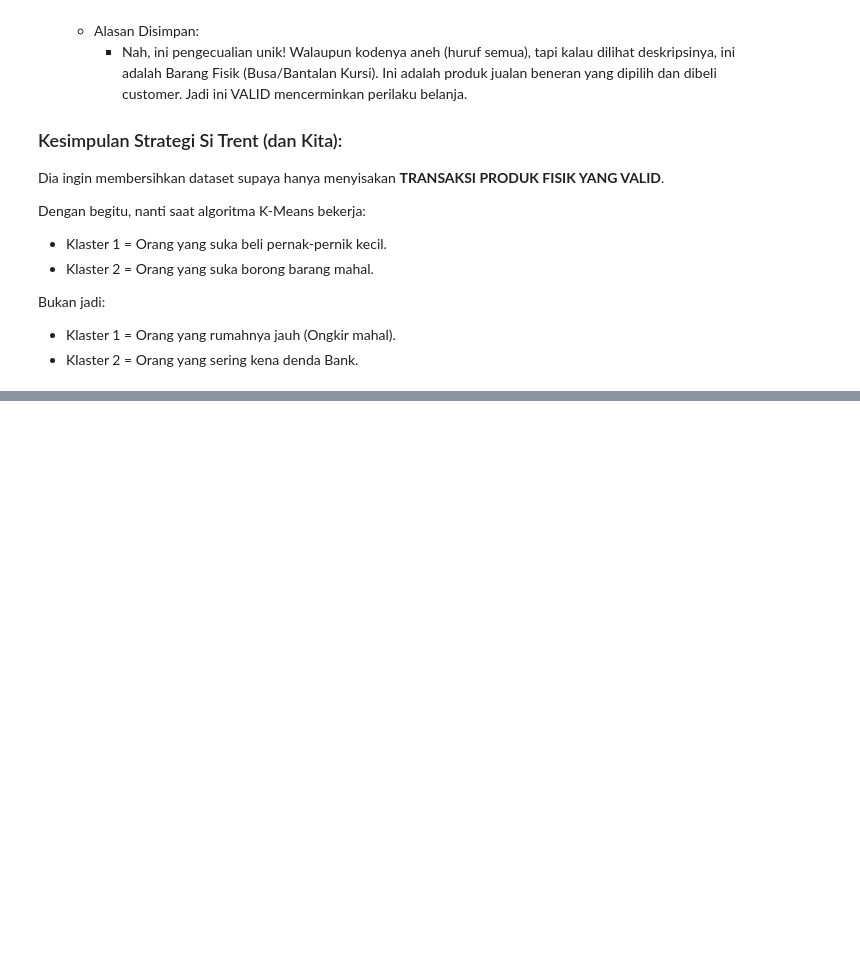
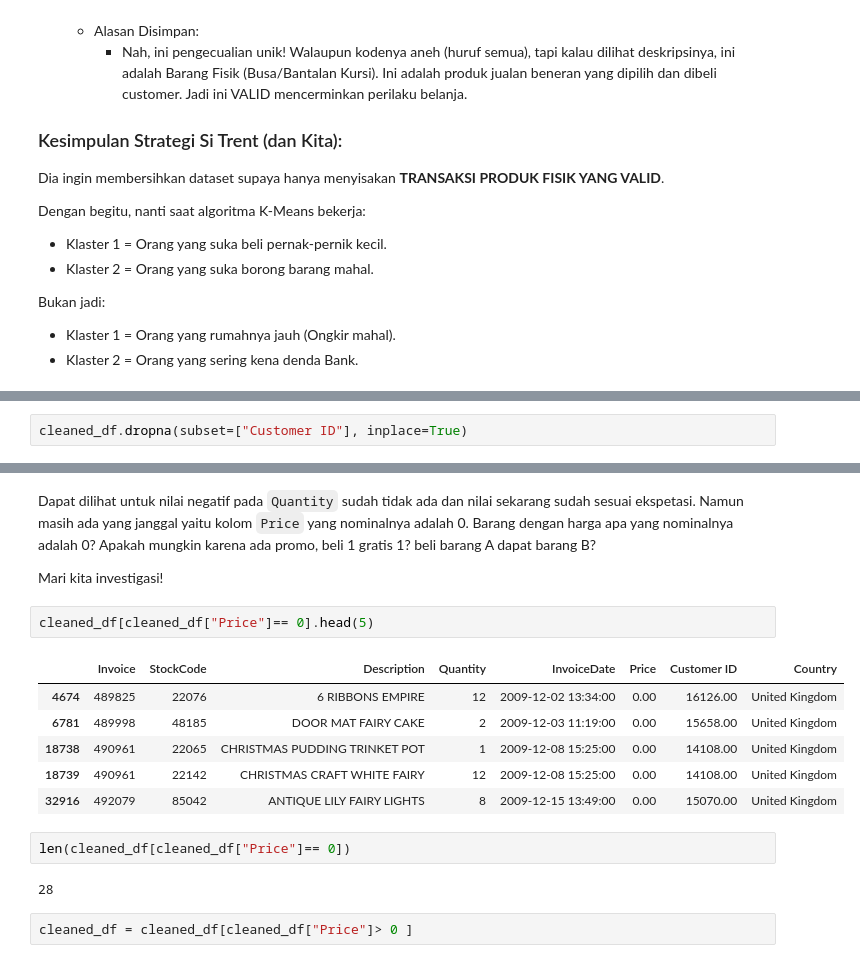
Before and after one commit to Zendin110206/online-retail-customer-segmentation, a Jupyter notebook: notebooks/online-retail-data-clustering.ipynb, the cells around one changed output, grey strips where cells are left out. Saved outputs shown, nothing was run; the diff lists cells and outputs as text; blank space fills up the shorter version.

```diff
--- a/notebooks/online-retail-data-clustering.ipynb
+++ b/notebooks/online-retail-data-clustering.ipynb
@@ -471,0 +617,2 @@ Bukan jadi:
+# %%
+cleaned_df.dropna(subset=["Customer ID"], inplace=True)
@@ -471,0 +652,19 @@ Bukan jadi:
+# %% [markdown]
+Dapat dilihat untuk nilai negatif pada `Quantity` sudah tidak ada dan nilai sekarang sudah sesuai ekspetasi. Namun masih ada yang janggal yaitu kolom `Price` yang nominalnya adalah 0. Barang dengan harga apa yang nominalnya adalah 0? Apakah mungkin karena ada promo, beli 1 gratis 1? beli barang A dapat barang B?
+
+Mari kita investigasi!
+# %%
+cleaned_df[cleaned_df["Price"]== 0].head(5)
+# %% [output]
+|  | Invoice | StockCode | Description | Quantity | InvoiceDate | Price | Customer ID | Country |
+| 4674 | 489825 | 22076 | 6 RIBBONS EMPIRE | 12 | 2009-12-02 13:34:00 | 0.00 | 16126.00 | United Kingdom |
+| 6781 | 489998 | 48185 | DOOR MAT FAIRY CAKE | 2 | 2009-12-03 11:19:00 | 0.00 | 15658.00 | United Kingdom |
+| 18738 | 490961 | 22065 | CHRISTMAS PUDDING TRINKET POT | 1 | 2009-12-08 15:25:00 | 0.00 | 14108.00 | United Kingdom |
+| 18739 | 490961 | 22142 | CHRISTMAS CRAFT WHITE FAIRY | 12 | 2009-12-08 15:25:00 | 0.00 | 14108.00 | United Kingdom |
+| 32916 | 492079 | 85042 | ANTIQUE LILY FAIRY LIGHTS | 8 | 2009-12-15 13:49:00 | 0.00 | 15070.00 | United Kingdom |
+# %%
+len(cleaned_df[cleaned_df["Price"]== 0])
+# %% [output]
+28
+# %%
+cleaned_df = cleaned_df[cleaned_df["Price"]> 0 ]
```
Also changed, not shown: parts of 16 cells of this notebook.
